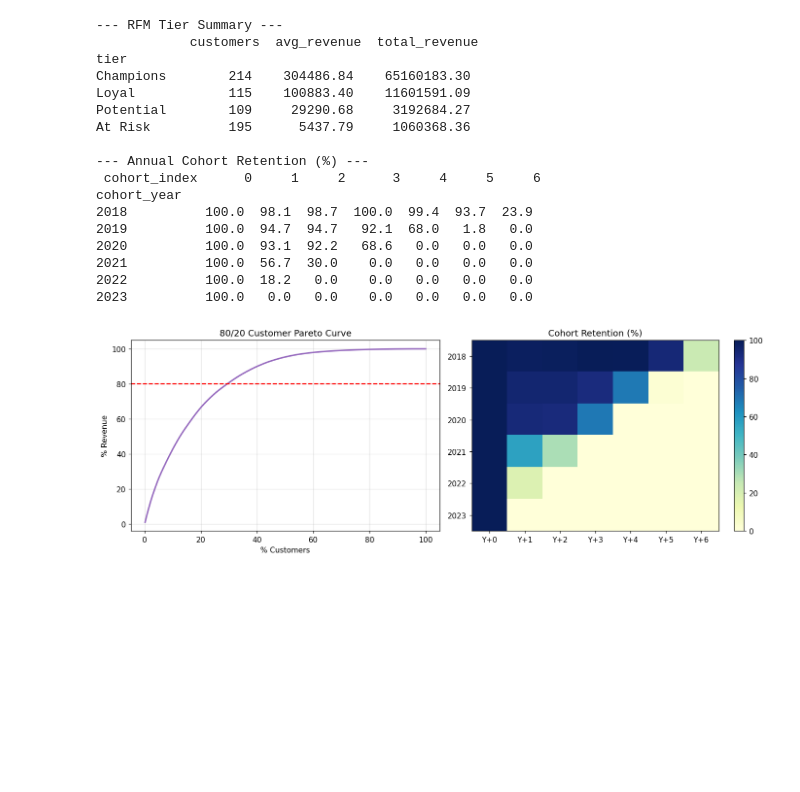
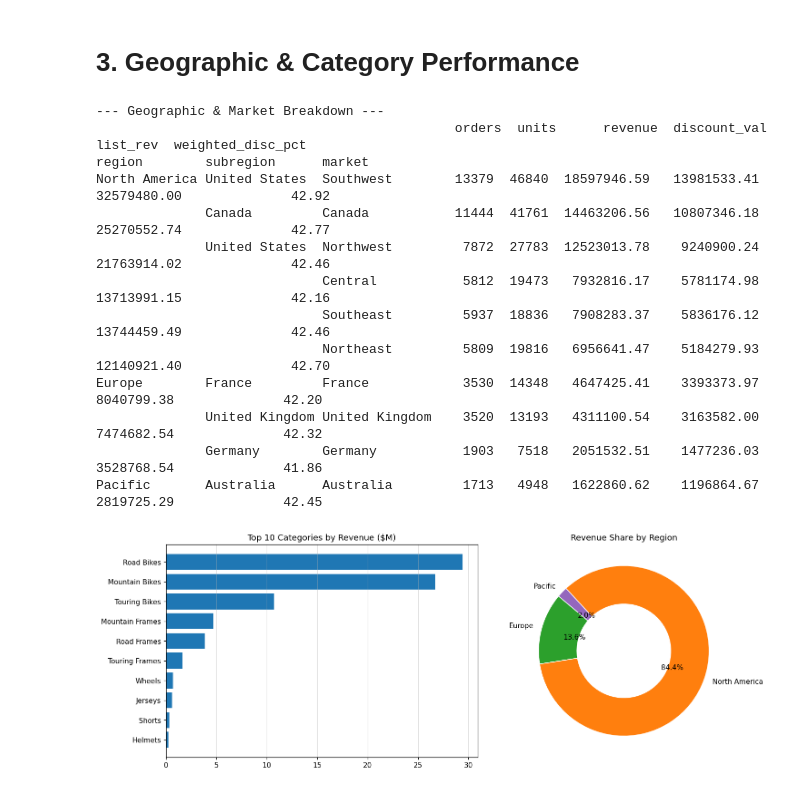
Before and after one commit to Dipali023/B2B-Commercial-Sales-Pricing-Customer-Retention-Intelligence, a Jupyter notebook: Final_Analysis.ipynb, the cells around one changed output. Saved outputs shown, nothing was run; the diff lists cells and outputs as text; code cells hidden in the pictures; blank space fills up the shorter version.

```diff
--- a/Final_Analysis.ipynb
+++ b/Final_Analysis.ipynb
@@ -23,30 +55,25 @@ Accessories         5102  25840    577969.28             41.41               0.7
-# %%
-print("--- RFM Tier Summary ---\n", rfm_summary.round(2).to_string())
-print("\n--- Annual Cohort Retention (%) ---\n", retention_pct.to_string())
-fig, ax = plt.subplots(1, 2, figsize=(13, 4.5))
-ax[0].plot(cust_rev['cum_cust_pct'], cust_rev['cum_rev_pct'], color='#9467bd', lw=2)
-ax[0].axhline(80, color='r', ls='--'); ax[0].set_title('80/20 Customer Pareto Curve'); ax[0].set_xlabel('% Customers'); ax[0].set_ylabel('% Revenue'); ax[0].grid(True, alpha=0.4)
-im = ax[1].imshow(retention_pct.values, cmap='YlGnBu', aspect='auto', vmin=0, vmax=100)
-ax[1].set_xticks(range(retention_pct.shape[1])); ax[1].set_xticklabels([f'Y+{i}' for i in retention_pct.columns])
-ax[1].set_yticks(range(retention_pct.shape[0])); ax[1].set_yticklabels(retention_pct.index)
-ax[1].set_title('Cohort Retention (%)'); plt.colorbar(im, ax=ax[1])
-plt.tight_layout(); plt.show()
-# %% [output]
---- RFM Tier Summary ---
-            customers  avg_revenue  total_revenue
-tier
-Champions        214    304486.84    65160183.30
-Loyal            115    100883.40    11601591.09
-Potential        109     29290.68     3192684.27
-At Risk          195      5437.79     1060368.36
-
---- Annual Cohort Retention (%) ---
- cohort_index      0     1     2      3     4     5     6
-cohort_year
-2018          100.0  98.1  98.7  100.0  99.4  93.7  23.9
-2019          100.0  94.7  94.7   92.1  68.0   1.8   0.0
-2020          100.0  93.1  92.2   68.6   0.0   0.0   0.0
-2021          100.0  56.7  30.0    0.0   0.0   0.0   0.0
-2022          100.0  18.2   0.0    0.0   0.0   0.0   0.0
-2023          100.0   0.0   0.0    0.0   0.0   0.0   0.0
-[figure, removed]
+# %% [markdown]
+# 3. Geographic & Category Performance
+# %%
+print('--- Geographic & Market Breakdown ---\n', geo.sort_values('revenue', ascending=False).round(2).to_string())
+fig, ax = plt.subplots(1, 2, figsize=(14, 5))
+top_cat = df.groupby('category')['revenue'].sum().sort_values().tail(10)/1e6
+ax[0].barh(top_cat.index, top_cat.values, color='#1f77b4'); ax[0].set_title('Top 10 Categories by Revenue ($M)'); ax[0].grid(True, axis='x', alpha=0.4)
+reg_rev = df.groupby('region')['revenue'].sum()
+ax[1].pie(reg_rev.values, labels=reg_rev.index, autopct='%1.1f%%', startangle=140, colors=['#2ca02c', '#ff7f0e', '#9467bd'], wedgeprops={'width': 0.45, 'edgecolor': 'white'})
+ax[1].set_title('Revenue Share by Region'); plt.tight_layout(); plt.show()
+# %% [output]
+--- Geographic & Market Breakdown ---
+                                              orders  units      revenue  discount_val     list_rev  weighted_disc_pct
+region        subregion      market
+North America United States  Southwest        13379  46840  18597946.59   13981533.41  32579480.00              42.92
+              Canada         Canada           11444  41761  14463206.56   10807346.18  25270552.74              42.77
+              United States  Northwest         7872  27783  12523013.78    9240900.24  21763914.02              42.46
+                             Central           5812  19473   7932816.17    5781174.98  13713991.15              42.16
+                             Southeast         5937  18836   7908283.37    5836176.12  13744459.49              42.46
+                             Northeast         5809  19816   6956641.47    5184279.93  12140921.40              42.70
+Europe        France         France            3530  14348   4647425.41    3393373.97   8040799.38              42.20
+              United Kingdom United Kingdom    3520  13193   4311100.54    3163582.00   7474682.54              42.32
+              Germany        Germany           1903   7518   2051532.51    1477236.03   3528768.54              41.86
+Pacific       Australia      Australia         1713   4948   1622860.62    1196864.67   2819725.29              42.45
+[figure, added]
```
Also changed, not shown: parts of 12 cells of this notebook.
